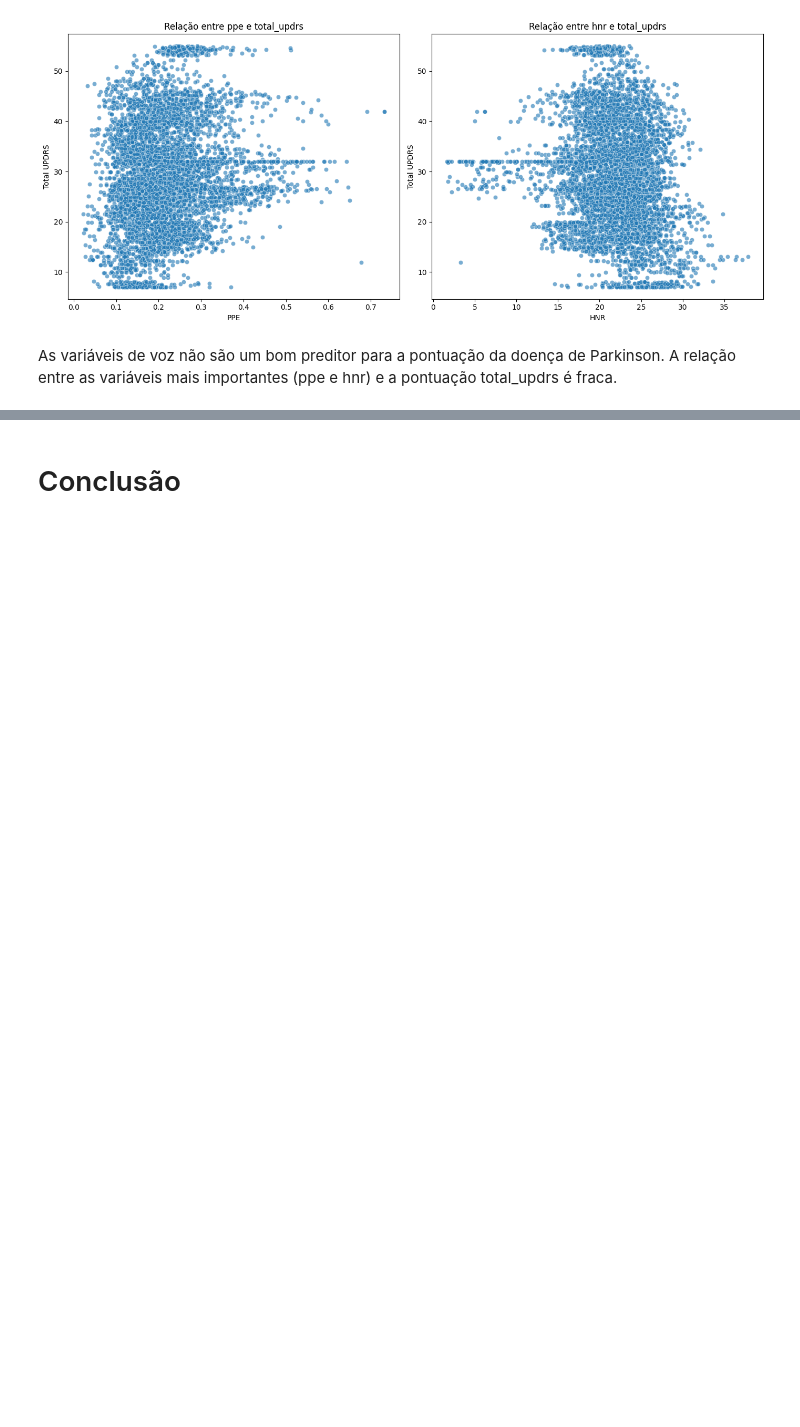
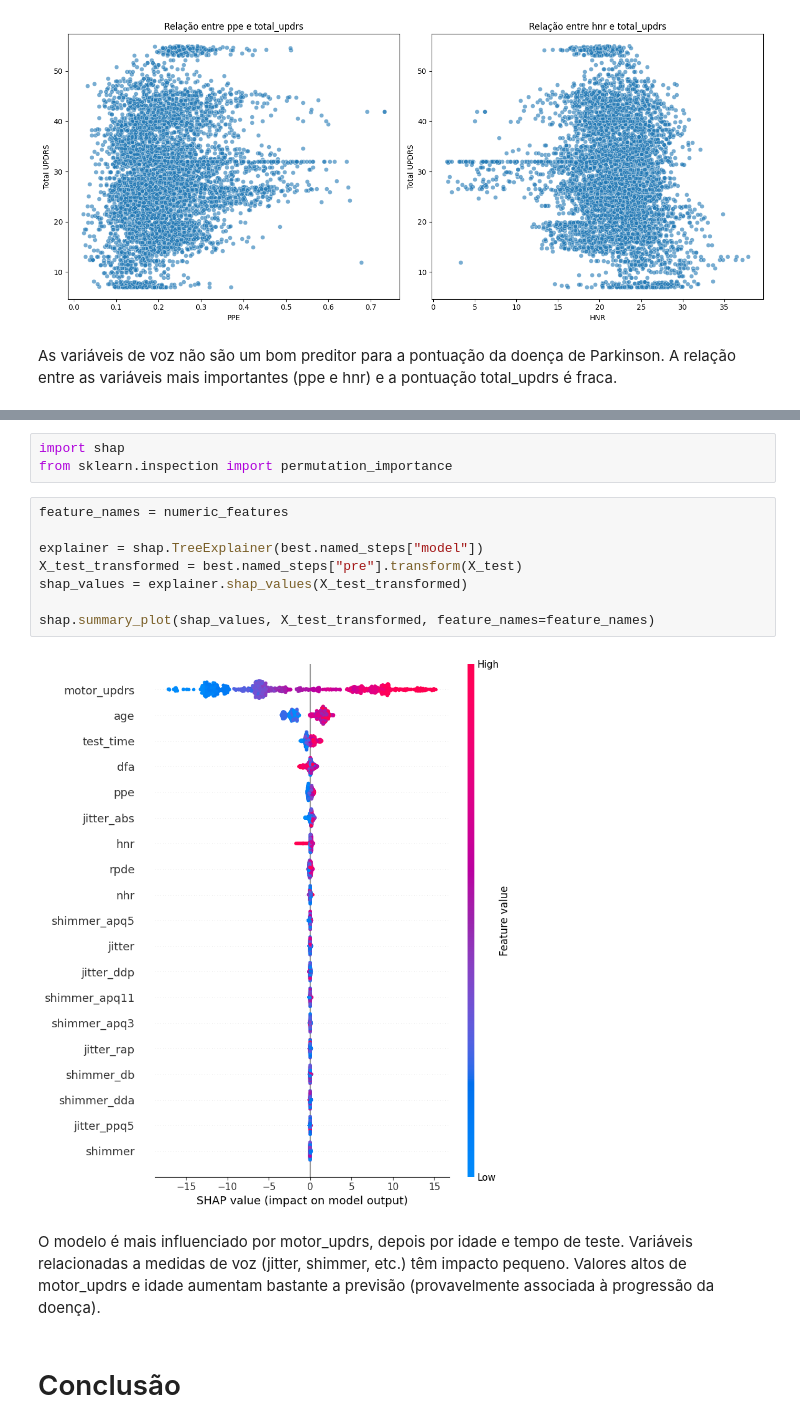
Before and after one commit to NathaliaSorg/Projeto-TripleTen, a Jupyter notebook: Parkinson/Ford.ipynb, the cells around one changed output, grey strips where cells are left out. Drawn from its saved outputs; the diff is of its cells as text; blank space fills up the shorter version.

```diff
--- a/Parkinson/Ford.ipynb
+++ b/Parkinson/Ford.ipynb
@@ -342,3 +441,19 @@ As variáveis de voz não são um bom preditor para a pontuação da doença de
+# %%
+import shap
+from sklearn.inspection import permutation_importance
+# %%
+feature_names = numeric_features
+
+explainer = shap.TreeExplainer(best.named_steps["model"])
+X_test_transformed = best.named_steps["pre"].transform(X_test)
+shap_values = explainer.shap_values(X_test_transformed)
+
+shap.summary_plot(shap_values, X_test_transformed, feature_names=feature_names)
+# %% [output]
+[figure, added]
+# %% [markdown]
+O modelo é mais influenciado por motor_updrs, depois por idade e tempo de teste.
+Variáveis relacionadas a medidas de voz (jitter, shimmer, etc.) têm impacto pequeno. Valores altos de motor_updrs e idade aumentam bastante a previsão (provavelmente associada à progressão da doença).
 # %% [markdown]
 # Conclusão
 # %% [markdown]
```
Also changed, not shown: parts of 3 cells of this notebook.
